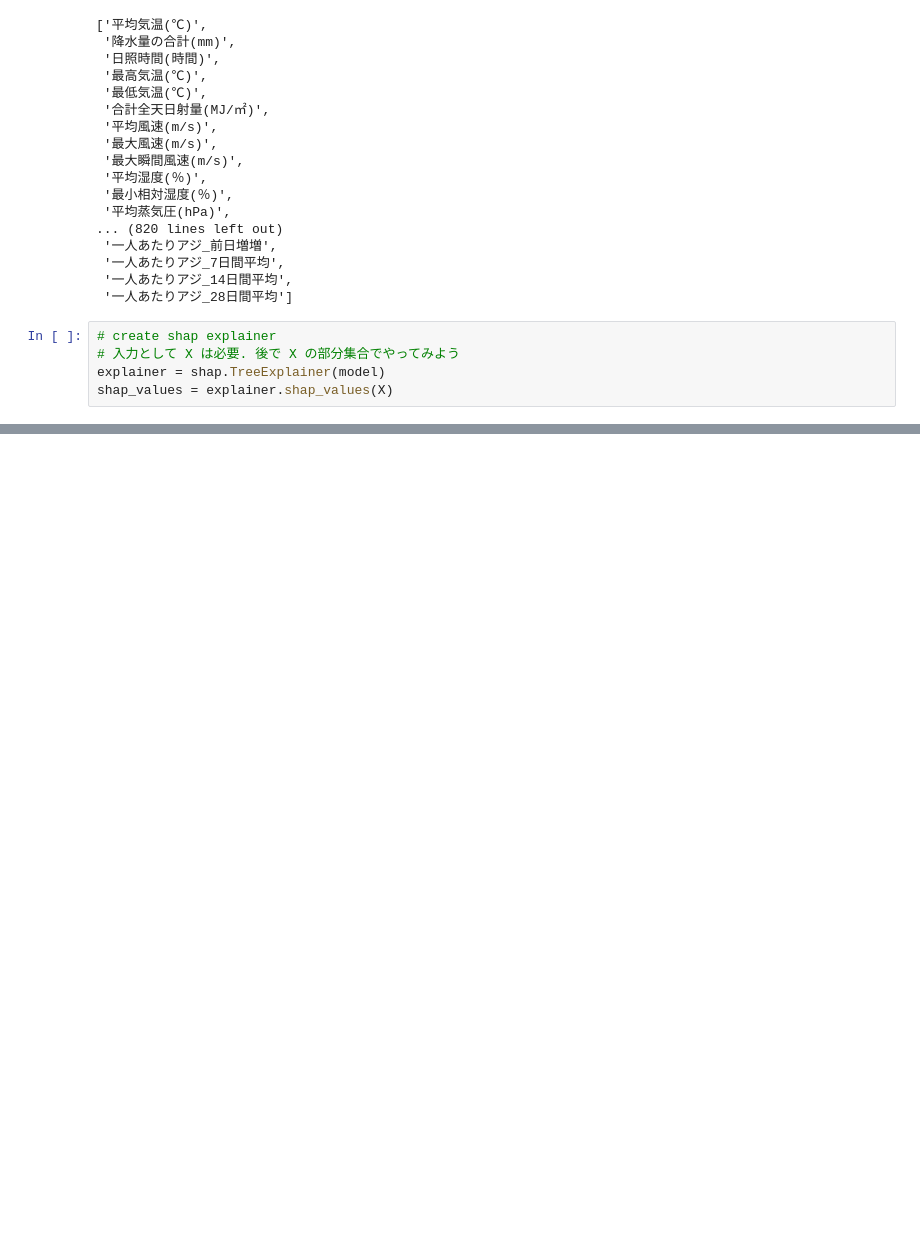
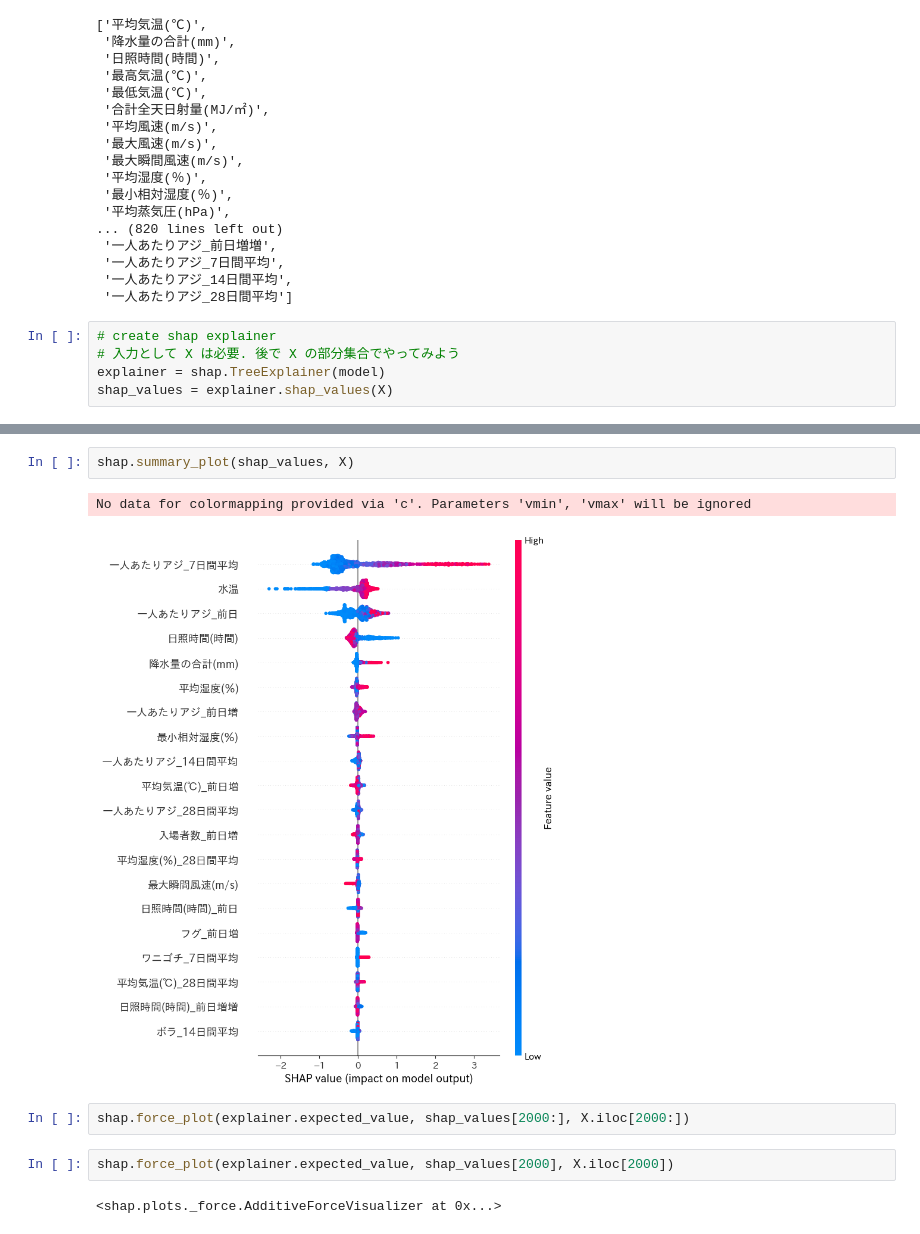
Before and after one commit to aoda2/shap_example, a Jupyter notebook: shap_アジ.ipynb, the cells around one changed output, grey strips where cells are left out. Drawn from its saved outputs; the diff is of its cells as text; blank space fills up the shorter version.

```diff
--- a/shap_アジ.ipynb
+++ b/shap_アジ.ipynb
@@ -126,0 +71,11 @@ shap.dependence_plot("Age", shap_values[1], X, display_features=X_display, inter
+# %%
+shap.summary_plot(shap_values, X)
+# %% [output]
+No data for colormapping provided via 'c'. Parameters 'vmin', 'vmax' will be ignored
+[figure, added]
+# %%
+shap.force_plot(explainer.expected_value, shap_values[2000:], X.iloc[2000:])
+# %%
+shap.force_plot(explainer.expected_value, shap_values[2000], X.iloc[2000])
+# %% [output]
+<shap.plots._force.AdditiveForceVisualizer at 0x...>
```
Also changed, not shown: parts of 17 cells of this notebook.
